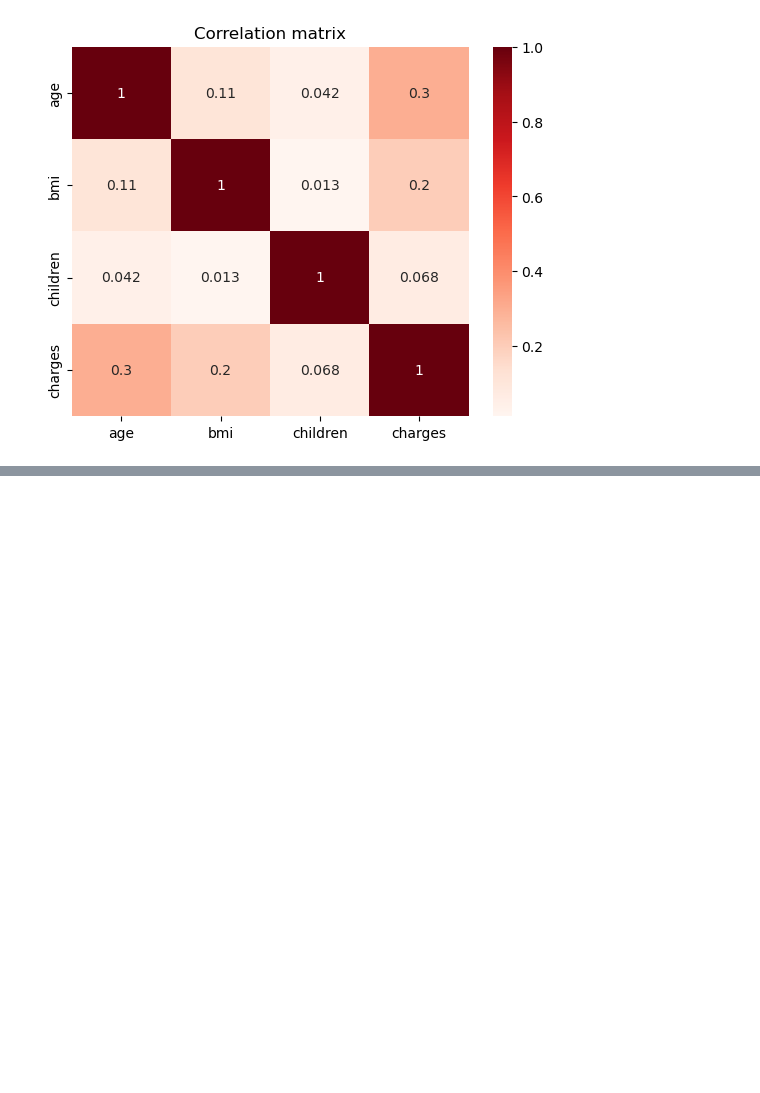
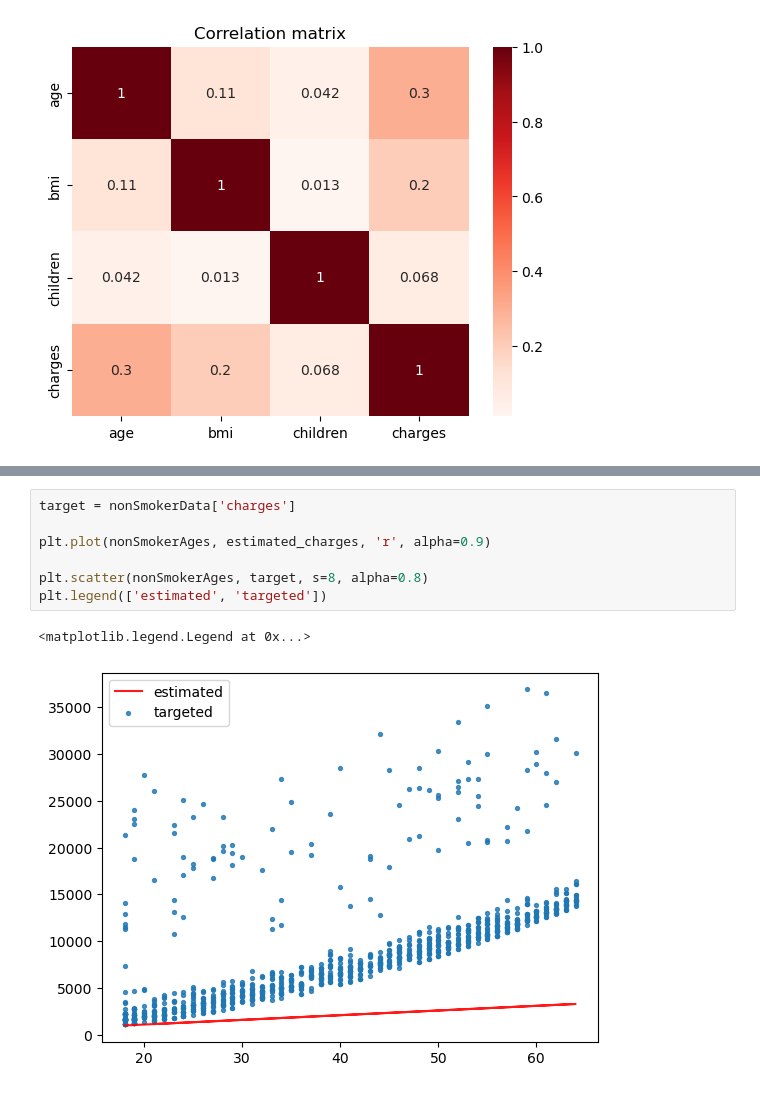
Before and after one commit to sudiptoshahin/brief-intro-ml, a Jupyter notebook: linear-regression-2.2.ipynb, the cells around one changed output, grey strips where cells are left out. Saved outputs shown, nothing was run; the diff lists cells and outputs as text; blank space fills up the shorter version.

```diff
--- a/linear-regression-2.2.ipynb
+++ b/linear-regression-2.2.ipynb
@@ -329,0 +396,10 @@ Text(0.5, 1.0, 'Correlation matrix')
+# %%
+target = nonSmokerData['charges']
+
+plt.plot(nonSmokerAges, estimated_charges, 'r', alpha=0.9)
+
+plt.scatter(nonSmokerAges, target, s=8, alpha=0.8)
+plt.legend(['estimated', 'targeted'])
+# %% [output]
+<matplotlib.legend.Legend at 0x...>
+[figure, added]
```
Also changed, not shown: parts of 38 cells of this notebook, 2 other files.
